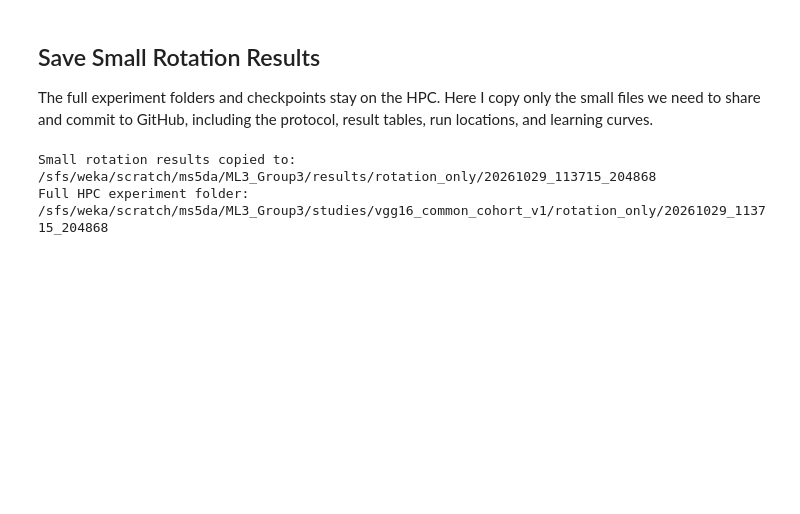
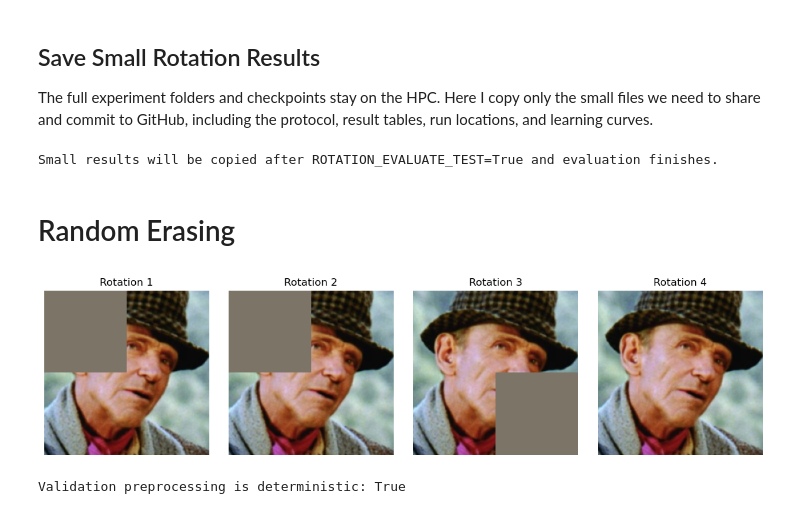
Before and after one commit to SavannaCabrera8796/ML3_Group3, a Jupyter notebook: MLIII_Group3_Project_Code.ipynb, the cells around one changed output. Saved outputs shown, nothing was run; the diff lists cells and outputs as text; code cells hidden in the pictures; blank space fills up the shorter version.

Commit message:
random erasing checkpoint

```diff
--- a/MLIII_Group3_Project_Code.ipynb
+++ b/MLIII_Group3_Project_Code.ipynb
@@ -106,6 +106,9 @@ except ImportError:
 # Each teammate can point DATA_DIR at their OWN extracted dataset directory.
 PROJECT_DIR = Path.cwd().resolve()
 DATA_DIR = Path(os.environ.get("MLIII_DATA_DIR", str(PROJECT_DIR))).expanduser().resolve()
+
+DATA_DIR = Path("/scratch/azd9vv/imdb_faces_data").resolve()
+
 # Example: DATA_DIR = Path("/sfs/weka/scratch/YOUR_ID").resolve()
 WORK_DIR = DATA_DIR
 IMAGE_ROOT = DATA_DIR / 'imdb_crop'
@@ -3078,5 +3025,6 @@ else:
         'ROTATION_EVALUATE_TEST=True and evaluation finishes.'
     )
 # %% [output]
-Small rotation results copied to: /sfs/weka/scratch/ms5da/ML3_Group3/results/rotation_only/20261029_113715_204868
-Full HPC experiment folder: /sfs/weka/scratch/ms5da/ML3_Group3/studies/vgg16_common_cohort_v1/rotation_only/20261029_113715_204868
+Small results will be copied after ROTATION_EVALUATE_TEST=True and evaluation finishes.
+# %% [markdown]
+# Random Erasing
@@ -3082,0 +3295,60 @@ Full HPC experiment folder: /sfs/weka/scratch/ms5da/ML3_Group3/studies/vgg16_com
+# %%
+# Preview the rotation and make sure evaluation preprocessing stays unchanged.
+
+import matplotlib.pyplot as plt
+
+
+# Values used to undo ImageNet normalization for displaying the images.
+display_mean = torch.tensor([0.485, 0.456, 0.406]).view(3, 1, 1)
+display_std = torch.tensor([0.229, 0.224, 0.225]).view(3, 1, 1)
+
+
+def show_image(tensor, title):
+    # Undo normalization only for displaying the image.
+    image = tensor.cpu() * display_std + display_mean
+    image = image.clamp(0, 1)
+
+    plt.imshow(image.permute(1, 2, 0))
+    plt.title(title)
+    plt.axis('off')
+
+
+# Use one training image to preview several random rotations.
+train_path = frames['train'].iloc[0]['path']
+
+with Image.open(train_path) as image:
+    train_image = image.convert('RGB')
+
+    rotated_versions = [
+        random_erasing_train_transform(train_image)
+        for _ in range(4)
+    ]
+
+
+plt.figure(figsize=(12, 3))
+
+for i, image in enumerate(rotated_versions):
+    plt.subplot(1, 4, i + 1)
+    show_image(image, f'Rotation {i + 1}')
+
+plt.tight_layout()
+plt.show()
+
+
+# Check that validation preprocessing gives the same result each time.
+validation_path = frames['validation'].iloc[0]['path']
+
+with Image.open(validation_path) as image:
+    validation_image = image.convert('RGB')
+
+    val_version_1 = random_erasing_train_transform(validation_image)
+    val_version_2 = random_erasing_train_transform(validation_image)
+
+
+print(
+    'Validation preprocessing is deterministic:',
+    torch.equal(val_version_1, val_version_2)
+)
+# %% [output]
+[figure, added]
+Validation preprocessing is deterministic: True
```
Also changed, not shown: parts of 16 cells of this notebook.
